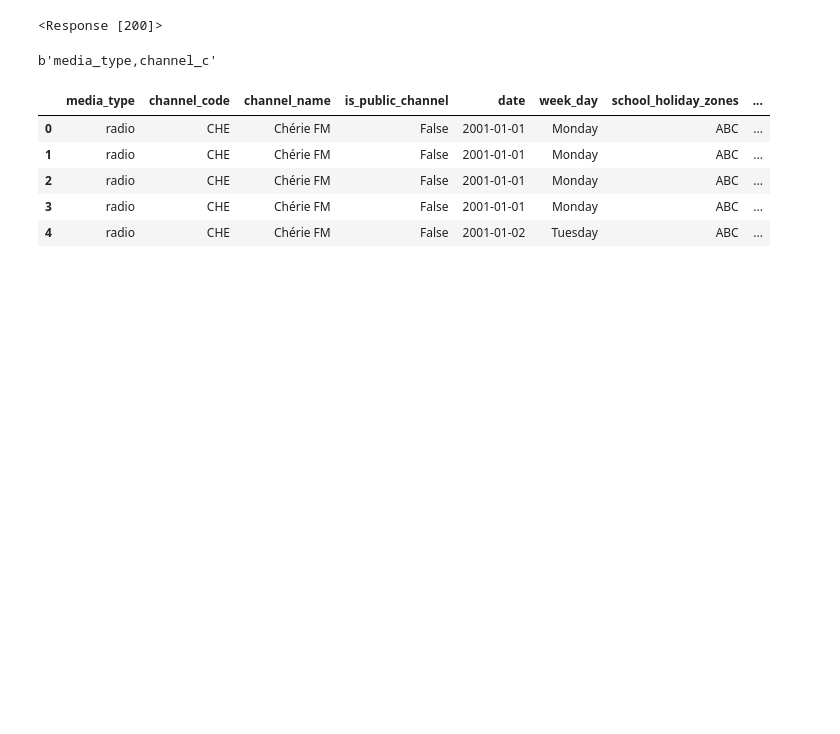
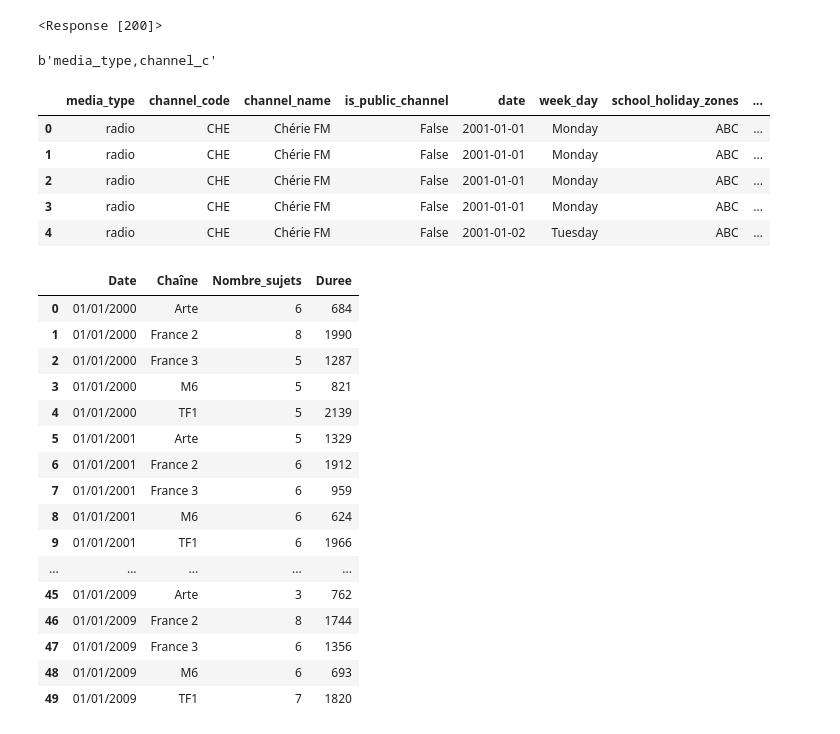
Before and after one commit to Gstrems/Projet_python_2A, a Jupyter notebook: chargement_data.ipynb, the cells around one changed output. Drawn from its saved outputs; the diff is of its cells as text; code cells hidden in the pictures; blank space fills up the shorter version.

```diff
--- a/chargement_data.ipynb
+++ b/chargement_data.ipynb
@@ -133,3 +133,32 @@ parite.head()
 | 2 | radio | CHE | Chérie FM | False | 2001-01-01 | Monday | ABC | ... |
 | 3 | radio | CHE | Chérie FM | False | 2001-01-01 | Monday | ABC | ... |
 | 4 | radio | CHE | Chérie FM | False | 2001-01-02 | Tuesday | ABC | ... |
+# %%
+# Durée totale des journaux télévisés
+
+Journaux = sujet_tele.groupby(['Date', 'Chaîne']).agg(
+    Nombre_sujets = ('Nb_sujets', 'count'),
+    Duree = ('Duree_sec', 'sum'),
+    ).reset_index()
+
+
+
+Journaux.head(50)
+# %% [output]
+|  | Date | Chaîne | Nombre_sujets | Duree |
+| 0 | 01/01/2000 | Arte | 6 | 684 |
+| 1 | 01/01/2000 | France 2 | 8 | 1990 |
+| 2 | 01/01/2000 | France 3 | 5 | 1287 |
+| 3 | 01/01/2000 | M6 | 5 | 821 |
+| 4 | 01/01/2000 | TF1 | 5 | 2139 |
+| 5 | 01/01/2001 | Arte | 5 | 1329 |
+| 6 | 01/01/2001 | France 2 | 6 | 1912 |
+| 7 | 01/01/2001 | France 3 | 6 | 959 |
+| 8 | 01/01/2001 | M6 | 6 | 624 |
+| 9 | 01/01/2001 | TF1 | 6 | 1966 |
+| ... | ... | ... | ... | ... |
+| 45 | 01/01/2009 | Arte | 3 | 762 |
+| 46 | 01/01/2009 | France 2 | 8 | 1744 |
+| 47 | 01/01/2009 | France 3 | 6 | 1356 |
+| 48 | 01/01/2009 | M6 | 6 | 693 |
+| 49 | 01/01/2009 | TF1 | 7 | 1820 |
```
Also changed, not shown: parts of 1 cell of this notebook.
